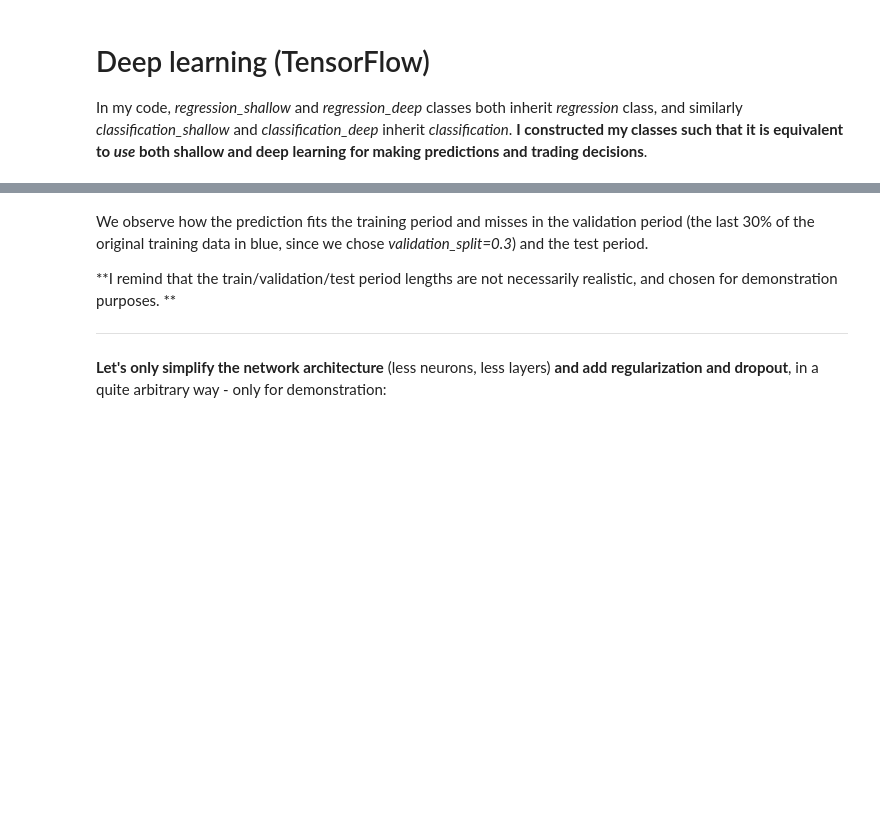
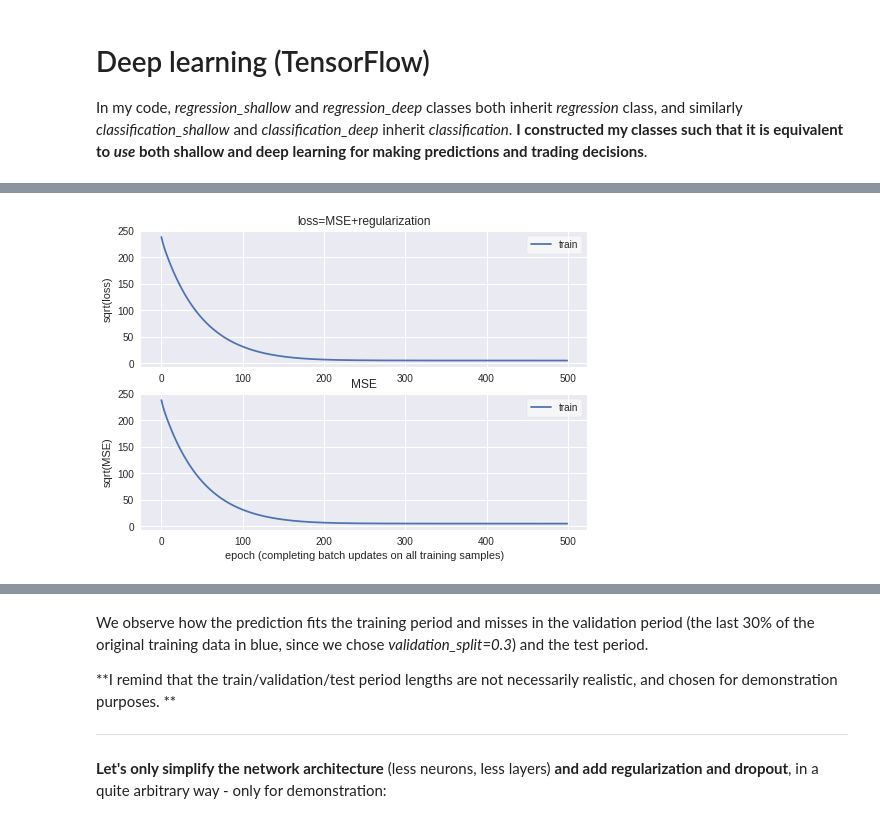
Before and after one commit to Ozziko/AlgoTradingAI, a Jupyter notebook: Oz_Livneh_Algo_Trading_AI.ipynb, the cells around one changed output, grey strips where cells are left out. Saved outputs shown, nothing was run; the diff lists cells and outputs as text; code cells hidden in the pictures; blank space fills up the shorter version.

```diff
--- a/Oz_Livneh_Algo_Trading_AI.ipynb
+++ b/Oz_Livneh_Algo_Trading_AI.ipynb
@@ -965,0 +976,33 @@ I chose parameters in advance, and tried having the minimal number (for example,
+# %%
+# learning parameters
+batch_size=round(0.1*len(train_test_split_obj.y_train_series)) # number of samples per gradient update
+learning_rate=1e-3
+max_epochs=500
+
+# callback parameters - stops training when a monitored quantity (val_loss) has stopped improving
+validation_split=0 # fraction of the training data to be used as validation data at the end of each epoch, selected from the end of the data
+min_dloss_to_stop=0.01**2 # minimum abs change in the monitored quantity to qualify as an improvement
+training_patience=10 # number of epochs with no improvement after which training will be stopped
+
+# optional- building the optimizer externally
+import tensorflow as tf
+optimizer=tf.train.GradientDescentOptimizer(learning_rate=learning_rate)
+
+# optional - building the NN model externally
+from tensorflow import keras
+
+model=keras.Sequential()
+model.add(keras.layers.Dense(1))
+
+# optional - building the callback externally
+callback=keras.callbacks.EarlyStopping(monitor='loss',
+                    patience=training_patience,min_delta=min_dloss_to_stop)
+
+# ------------------ end of inputs ------------------
+
+regression_obj=OzML.regression_deep(train_test_split_obj)
+regression_obj.train_NN(model,optimizer,callback,max_epochs=max_epochs,
+    batch_size=batch_size,learning_rate=learning_rate,validation_split=validation_split,
+    training_patience=training_patience,min_dloss_to_stop=min_dloss_to_stop,verbose=0)
+regression_obj.plot_training()
+# %% [output]
@@ -965,0 +1012 @@ I chose parameters in advance, and tried having the minimal number (for example,
+[figure, added]
```
Also changed, not shown: parts of 34 cells of this notebook.
